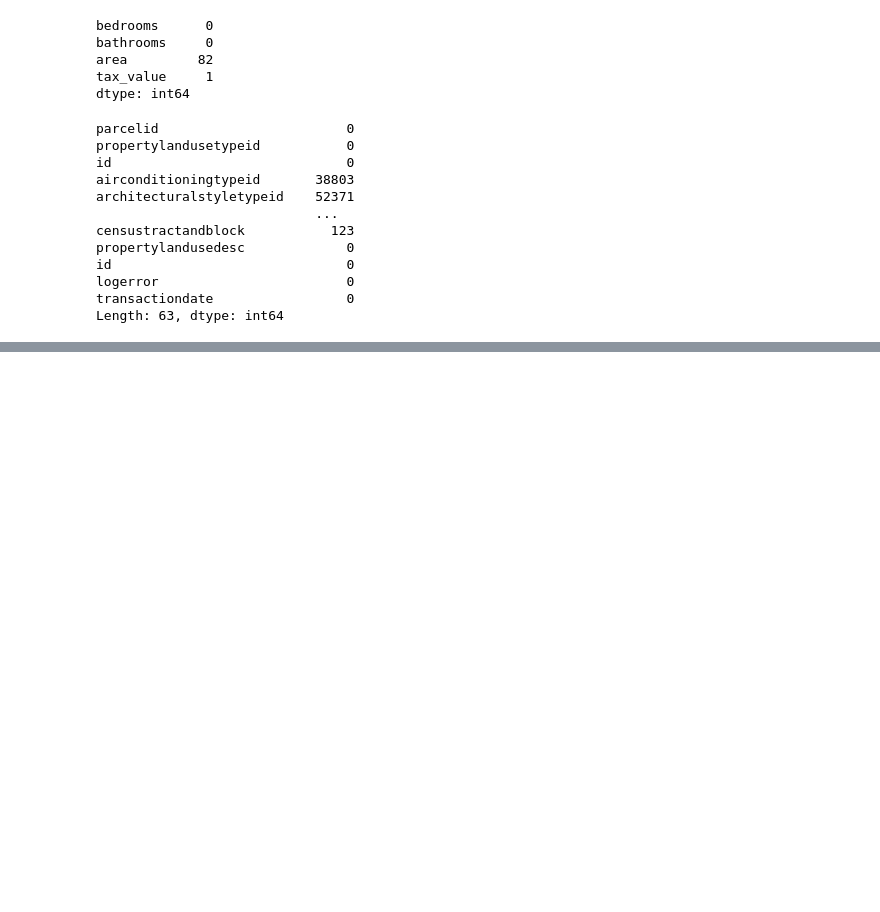
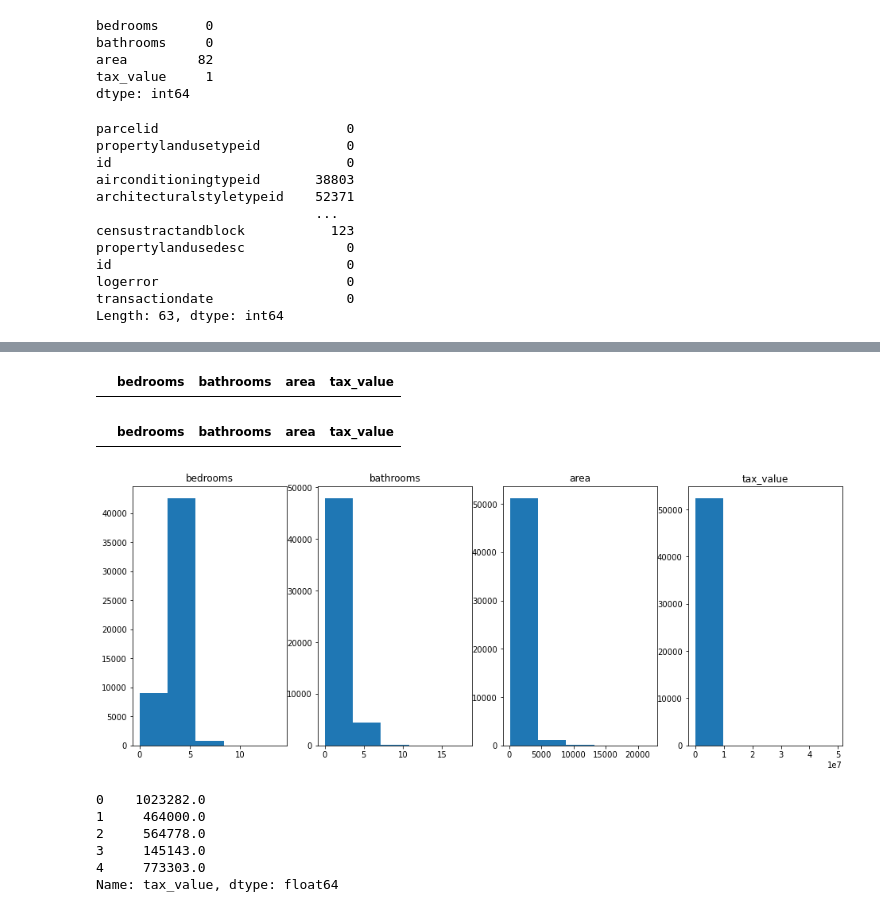
Before and after one commit to watermanbrandyn/regression_project, a Jupyter notebook: regression_workbook.ipynb, the cells around one changed output, grey strips where cells are left out. Cells and saved outputs as stored; diff of their text form; code cells hidden in the pictures; blank space fills up the shorter version.

```diff
--- a/regression_workbook.ipynb
+++ b/regression_workbook.ipynb
@@ -89,0 +130,2 @@ zillow_l = zillow_l.drop(columns= ['airconditioningtypeid', 'architecturalstylet
+# %%
+zillow = zillow.dropna()
@@ -89,0 +195,8 @@ zillow_l = zillow_l.drop(columns= ['airconditioningtypeid', 'architecturalstylet
+# %%
+zillow[zillow.area == 0]
+# %% [output]
+|  | bedrooms | bathrooms | area | tax_value |
+# %%
+zillow[zillow.tax_value == 0]
+# %% [output]
+|  | bedrooms | bathrooms | area | tax_value |
@@ -89,0 +205,23 @@ zillow_l = zillow_l.drop(columns= ['airconditioningtypeid', 'architecturalstylet
+# %%
+cols = [col for col in zillow.columns]
+plt.figure(figsize=(16,6))
+for i, col in enumerate(cols):
+    plot_number = i + 1
+    plt.subplot(1, len(cols), plot_number)
+    plt.title(col)
+    zillow[col].hist(bins=5)
+    plt.grid(False)
+    plt.ticklabel_format(useOffset=False)
+
+plt.show()
+# %% [output]
+[figure, added]
+# %%
+zillow.tax_value.head()
+# %% [output]
+0    1023282.0
+1     464000.0
+2     564778.0
+3     145143.0
+4     773303.0
+Name: tax_value, dtype: float64
```
Also changed, not shown: parts of 33 cells of this notebook.
